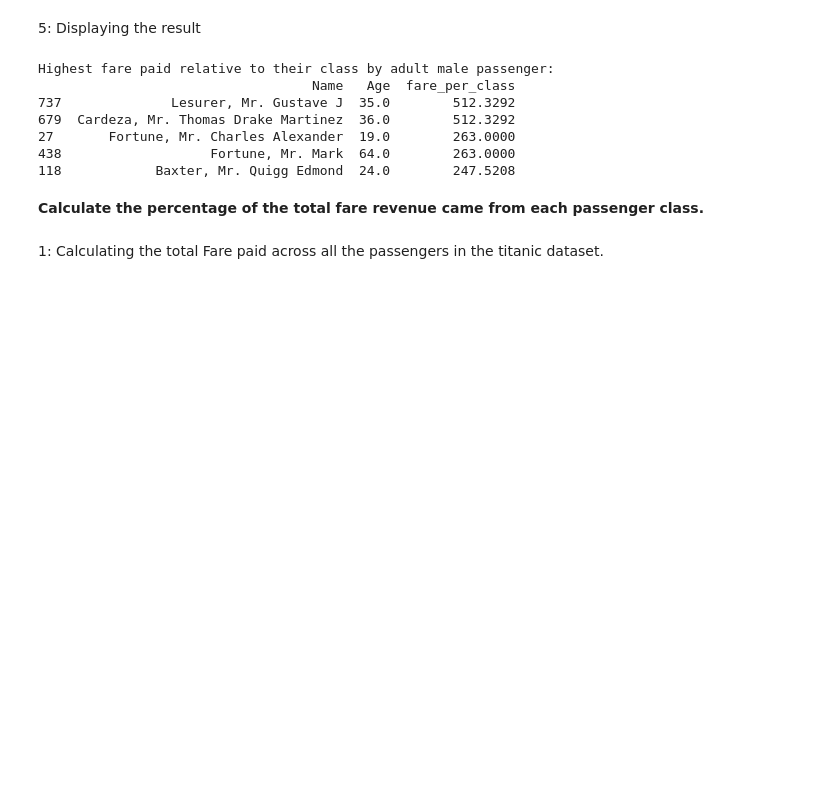
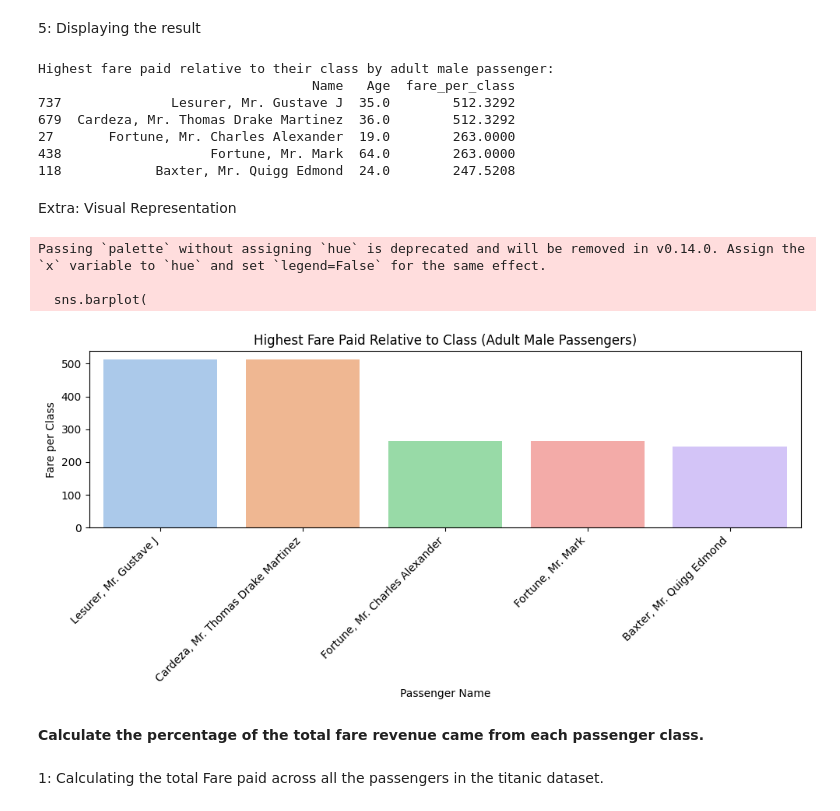
Before and after one commit to soupdoumplings/Concepts-and-Technologies-of-AI, a Jupyter notebook: Worksheet3.ipynb, the cells around one changed output. Cells and saved outputs as stored; diff of their text form; code cells hidden in the pictures; blank space fills up the shorter version.

```diff
--- a/Worksheet3.ipynb
+++ b/Worksheet3.ipynb
@@ -738,6 +797,32 @@ Highest fare paid relative to their class by adult male passenger:
 27       Fortune, Mr. Charles Alexander  19.0        263.0000
 438                   Fortune, Mr. Mark  64.0        263.0000
 118            Baxter, Mr. Quigg Edmond  24.0        247.5208
+# %% [markdown]
+Extra: Visual Representation
+# %%
+import seaborn as sns
+import matplotlib.pyplot as plt
+
+plt.figure(figsize=(10, 5))
+sns.barplot(
+    data=result.head(),
+    x="Name",
+    y="fare_per_class",
+    palette="pastel"
+)
+
+plt.xticks(rotation=45, ha="right")
+plt.xlabel("Passenger Name")
+plt.ylabel("Fare per Class")
+plt.title("Highest Fare Paid Relative to Class (Adult Male Passengers)")
+
+plt.tight_layout()
+plt.show()
+# %% [output]
+Passing `palette` without assigning `hue` is deprecated and will be removed in v0.14.0. Assign the `x` variable to `hue` and set `legend=False` for the same effect.
+
+  sns.barplot(
+[figure, added]
 # %% [markdown]
 **Calculate the percentage of the total fare revenue came from each passenger class.**
 # %% [markdown]
```
Also changed, not shown: parts of 9 cells of this notebook.
